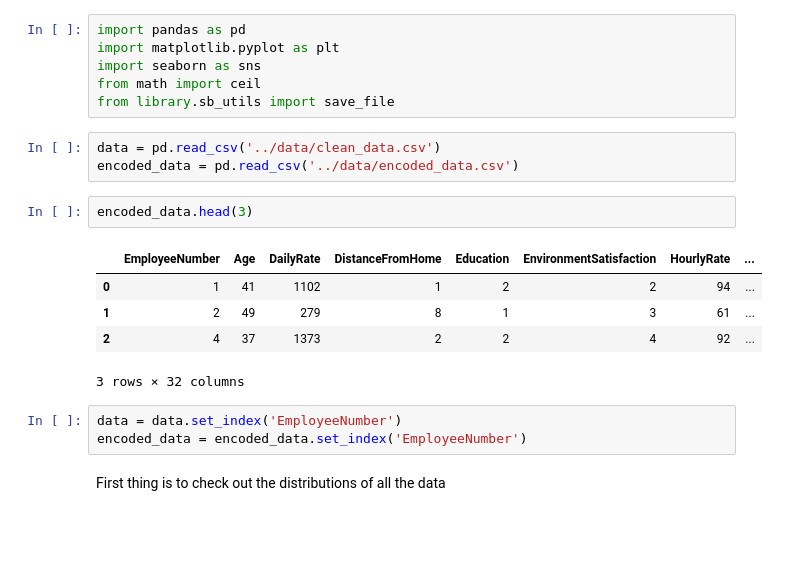
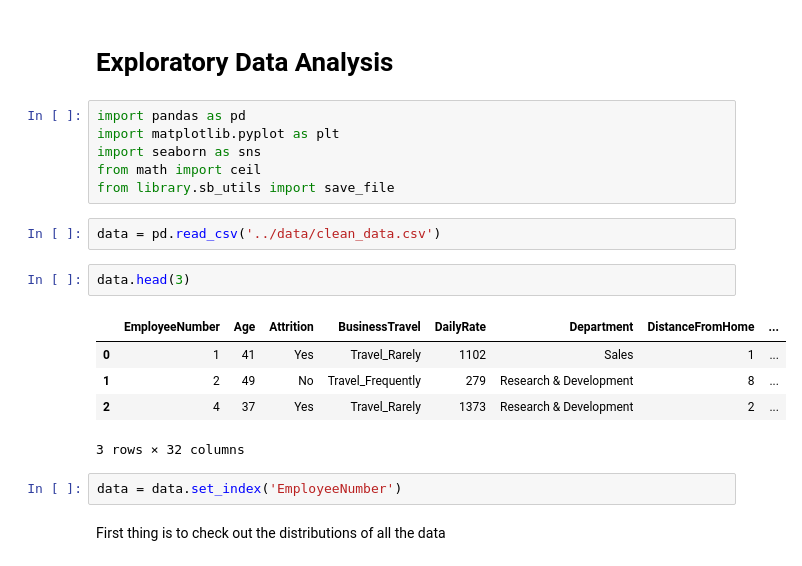
Before and after one commit to ixc9907/Springboard, a Jupyter notebook: IBM_Employee_Attrition/notebooks/eda.ipynb, the cells around one changed output. Cells and saved outputs as stored; diff of their text form; blank space fills up the shorter version.

```diff
--- a/IBM_Employee_Attrition/notebooks/eda.ipynb
+++ b/IBM_Employee_Attrition/notebooks/eda.ipynb
@@ -1,3 +1,5 @@
+# %% [markdown]
+# Exploratory Data Analysis
 # %%
 import pandas as pd
 import matplotlib.pyplot as plt
@@ -6,18 +8,16 @@ from math import ceil
 from library.sb_utils import save_file
 # %%
 data = pd.read_csv('../data/clean_data.csv')
-encoded_data = pd.read_csv('../data/encoded_data.csv')
 # %%
-encoded_data.head(3)
+data.head(3)
 # %% [output]
-|  | EmployeeNumber | Age | DailyRate | DistanceFromHome | Education | EnvironmentSatisfaction | HourlyRate | ... |
-| 0 | 1 | 41 | 1102 | 1 | 2 | 2 | 94 | ... |
-| 1 | 2 | 49 | 279 | 8 | 1 | 3 | 61 | ... |
-| 2 | 4 | 37 | 1373 | 2 | 2 | 4 | 92 | ... |
+|  | EmployeeNumber | Age | Attrition | BusinessTravel | DailyRate | Department | DistanceFromHome | ... |
+| 0 | 1 | 41 | Yes | Travel_Rarely | 1102 | Sales | 1 | ... |
+| 1 | 2 | 49 | No | Travel_Frequently | 279 | Research & Development | 8 | ... |
+| 2 | 4 | 37 | Yes | Travel_Rarely | 1373 | Research & Development | 2 | ... |
 3 rows × 32 columns
 # %%
 data = data.set_index('EmployeeNumber')
-encoded_data = encoded_data.set_index('EmployeeNumber')
 # %% [markdown]
 First thing is to check out the distributions of all the data
 # %%
```
Also changed, not shown: parts of 9 cells of this notebook, 11 other files.
